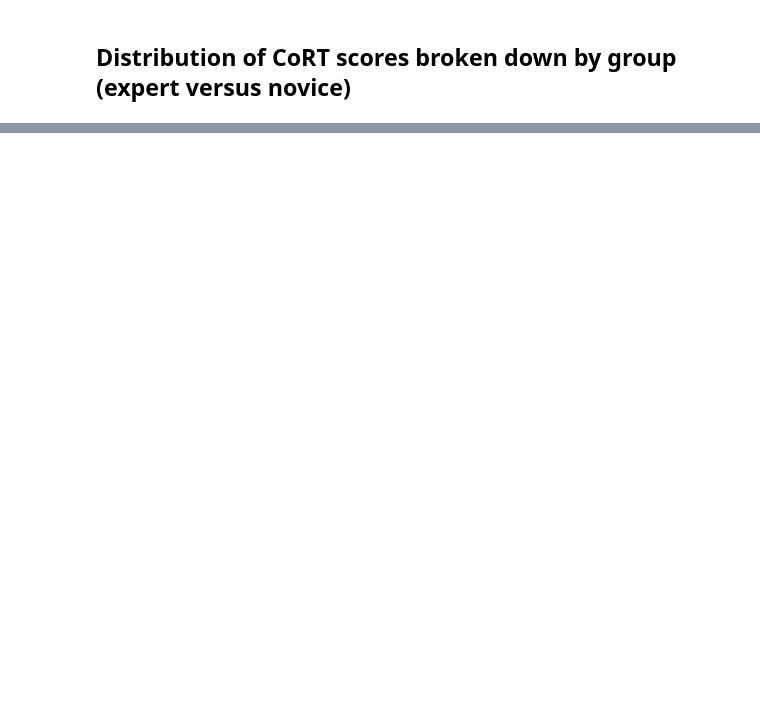
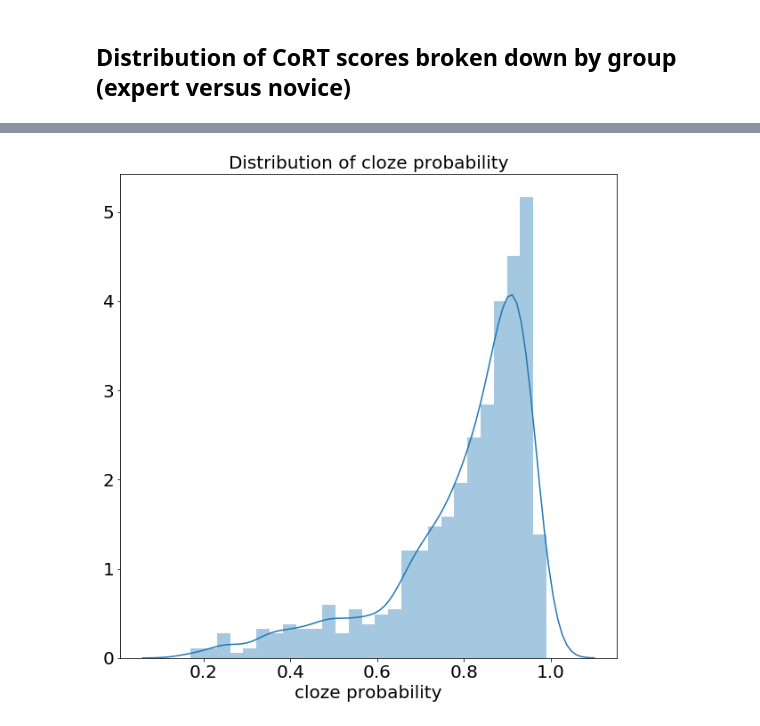
Before and after one commit to sbruinsma1/cort_language, a Jupyter notebook: notebooks/pilot_cort_scaling_ana.ipynb, the cells around one changed output, grey strips where cells are left out. Drawn from its saved outputs; the diff is of its cells as text; code cells hidden in the pictures; blank space fills up the shorter version.

```diff
--- a/notebooks/pilot_cort_scaling_ana.ipynb
+++ b/notebooks/pilot_cort_scaling_ana.ipynb
@@ -104,0 +85,22 @@ plt.title('Distribution of CoRT Scores (Expert vs Novice)');
+# %%
+df_cloze = pd.read_csv(os.path.join(Defaults.STIM_DIR, "Block_Baldwin_2010.csv"))
+
+# clean up - rename and drop cols
+df_cloze = df_cloze.rename({'Present (2010)':'cloze', 'Sentence Stem': 'sentence', 'Response':'response'}, axis=1).drop({'Response.1', 'B&F (1980)'}, axis=1)
+
+# add cloze prob to cort scores
+df_cloze_cort = df_merged.merge(df_cloze, left_on="Sentence Stem", right_on="sentence")
+
+df_cloze_cort = df_cloze_cort.dropna()
+# %%
+# Visualize distribution of cloze probability
+
+plt.figure(figsize=(10,10))
+
+sns.distplot(df_cloze_cort['cloze'])
+plt.xlabel('cloze probability', fontsize=20)
+plt.title('Distribution of cloze probability', fontsize=20);
+plt.xticks(fontsize=20)
+plt.yticks(fontsize=20);
+# %% [output]
+[figure, added]
```
Also changed, not shown: parts of 12 cells of this notebook, 2 other files.
